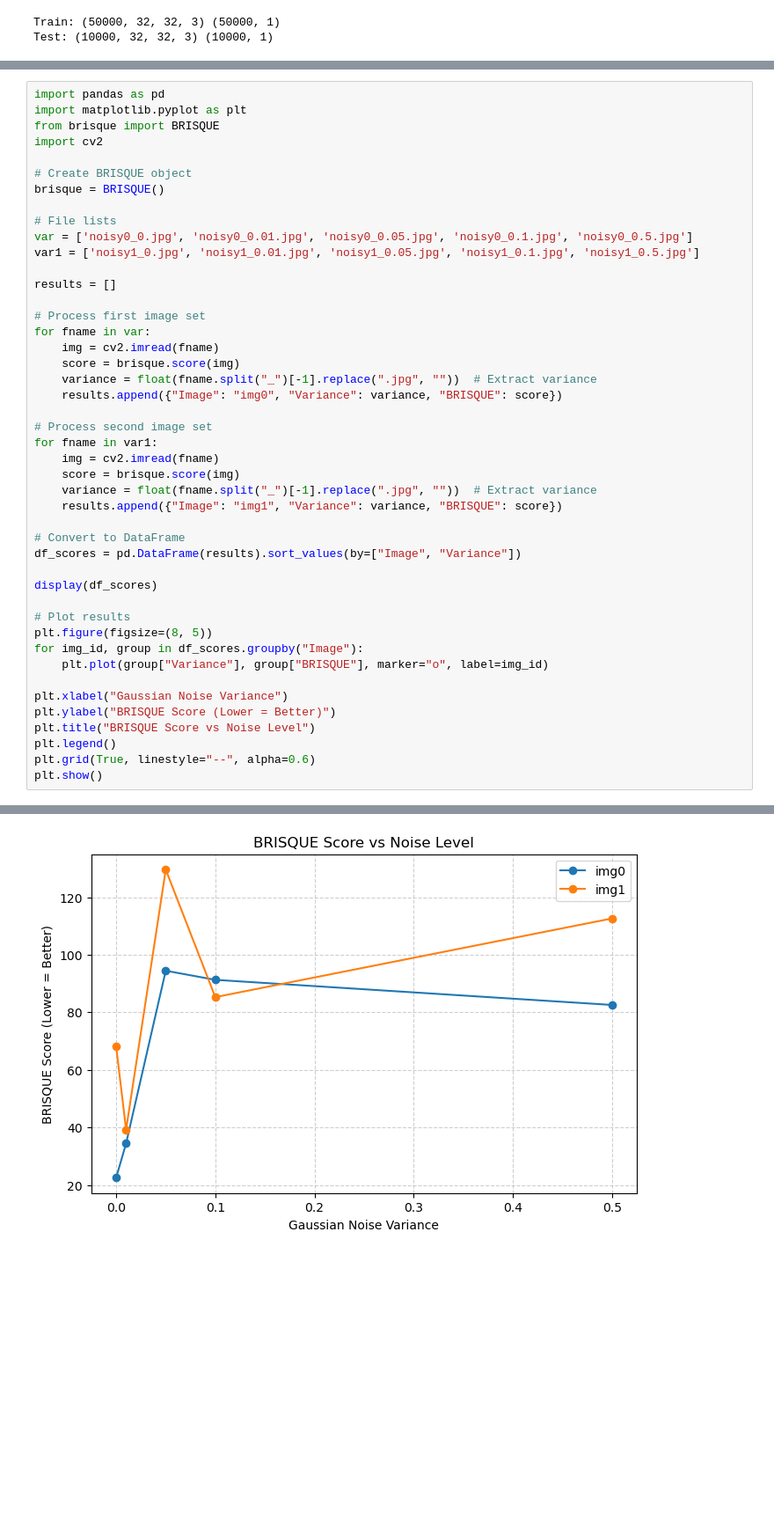
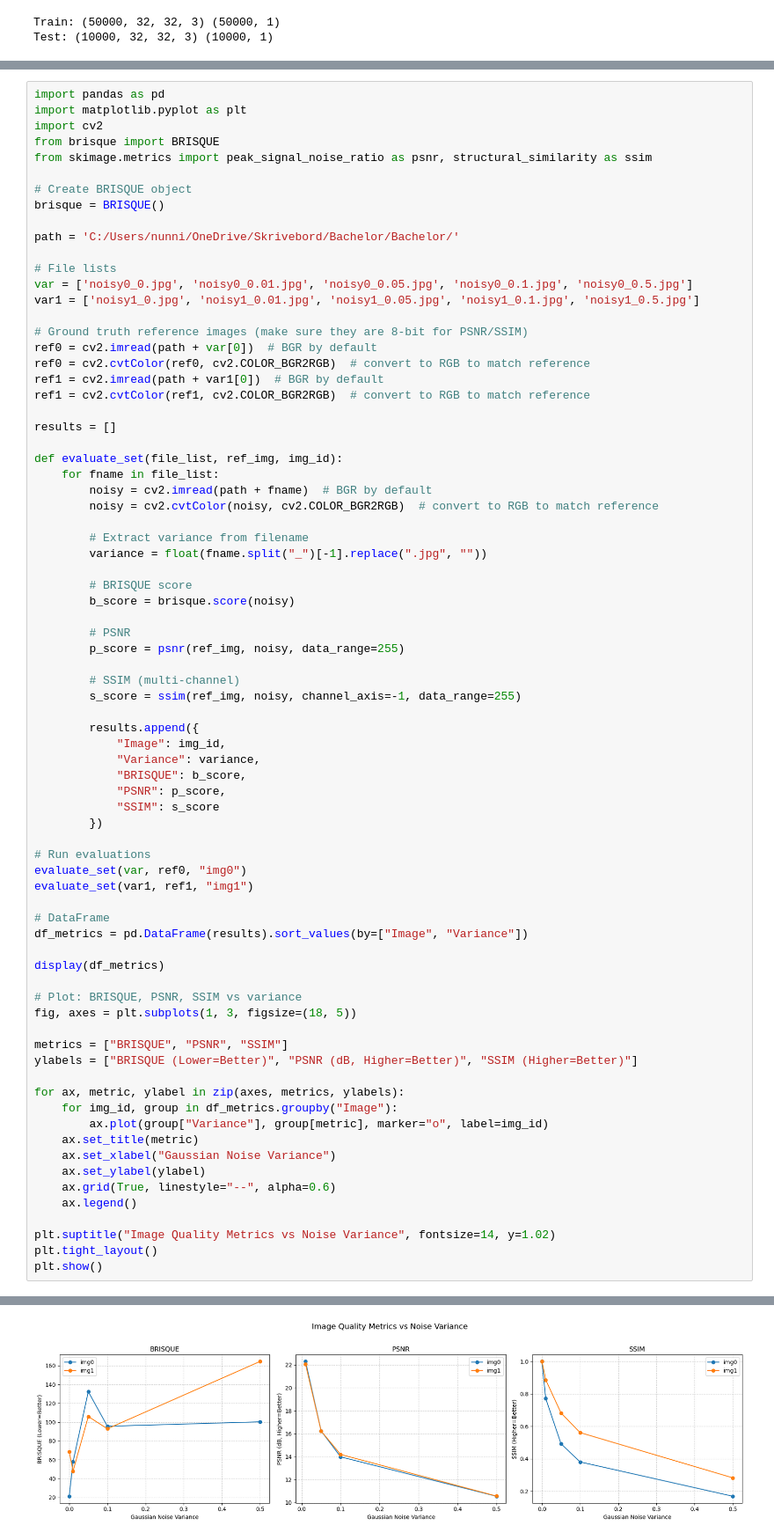
Before and after one commit to Villinger1999/Bachelor, a Jupyter notebook: brisque_assesment.ipynb, the cells around one changed output, grey strips where cells are left out. Shown at 88% size. Cells and saved outputs as stored; diff of their text form; blank space fills up the shorter version.

Commit message:
brisque compared to PSNR and SSIM

```diff
--- a/brisque_assesment.ipynb
+++ b/brisque_assesment.ipynb
@@ -62,46 +62,77 @@ show_noisy_grid(df[df["Image"] == "img1"].to_dict("records"), "Image 1")
 # %%
 import pandas as pd
 import matplotlib.pyplot as plt
+import cv2
 from brisque import BRISQUE
-import cv2
+from skimage.metrics import peak_signal_noise_ratio as psnr, structural_similarity as ssim
 
 # Create BRISQUE object
 brisque = BRISQUE()
+
+path = 'C:/Users/nunni/OneDrive/Skrivebord/Bachelor/Bachelor/'
 
 # File lists
 var = ['noisy0_0.jpg', 'noisy0_0.01.jpg', 'noisy0_0.05.jpg', 'noisy0_0.1.jpg', 'noisy0_0.5.jpg']
 var1 = ['noisy1_0.jpg', 'noisy1_0.01.jpg', 'noisy1_0.05.jpg', 'noisy1_0.1.jpg', 'noisy1_0.5.jpg']
 
+# Ground truth reference images (make sure they are 8-bit for PSNR/SSIM)
+ref0 = cv2.imread(path + var[0])  # BGR by default
+ref0 = cv2.cvtColor(ref0, cv2.COLOR_BGR2RGB)  # convert to RGB to match reference
+ref1 = cv2.imread(path + var1[0])  # BGR by default
+ref1 = cv2.cvtColor(ref1, cv2.COLOR_BGR2RGB)  # convert to RGB to match reference
+
 results = []
 
-# Process first image set
-for fname in var:
-    img = cv2.imread(fname)
-    score = brisque.score(img)
-    variance = float(fname.split("_")[-1].replace(".jpg", ""))  # Extract variance
-    results.append({"Image": "img0", "Variance": variance, "BRISQUE": score})
+def evaluate_set(file_list, ref_img, img_id):
+    for fname in file_list:
+        noisy = cv2.imread(path + fname)  # BGR by default
+        noisy = cv2.cvtColor(noisy, cv2.COLOR_BGR2RGB)  # convert to RGB to match reference
 
-# Process second image set
-for fname in var1:
-    img = cv2.imread(fname)
-    score = brisque.score(img)
-    variance = float(fname.split("_")[-1].replace(".jpg", ""))  # Extract variance
-    results.append({"Image": "img1", "Variance": variance, "BRISQUE": score})
+        # Extract variance from filename
+        variance = float(fname.split("_")[-1].replace(".jpg", ""))
 
-# Convert to DataFrame
-df_scores = pd.DataFrame(results).sort_values(by=["Image", "Variance"])
+        # BRISQUE score
+        b_score = brisque.score(noisy)
 
-display(df_scores)
+        # PSNR
+        p_score = psnr(ref_img, noisy, data_range=255)
 
-# Plot results
-plt.figure(figsize=(8, 5))
-for img_id, group in df_scores.groupby("Image"):
-    plt.plot(group["Variance"], group["BRISQUE"], marker="o", label=img_id)
+        # SSIM (multi-channel)
+        s_score = ssim(ref_img, noisy, channel_axis=-1, data_range=255)
 
-plt.xlabel("Gaussian Noise Variance")
-plt.ylabel("BRISQUE Score (Lower = Better)")
-plt.title("BRISQUE Score vs Noise Level")
-plt.legend()
-plt.grid(True, linestyle="--", alpha=0.6)
+        results.append({
+            "Image": img_id,
+            "Variance": variance,
+            "BRISQUE": b_score,
+            "PSNR": p_score,
+            "SSIM": s_score
+        })
+
+# Run evaluations
+evaluate_set(var, ref0, "img0")
+evaluate_set(var1, ref1, "img1")
+
+# DataFrame
+df_metrics = pd.DataFrame(results).sort_values(by=["Image", "Variance"])
+
+display(df_metrics)
+
+# Plot: BRISQUE, PSNR, SSIM vs variance
+fig, axes = plt.subplots(1, 3, figsize=(18, 5))
+
+metrics = ["BRISQUE", "PSNR", "SSIM"]
+ylabels = ["BRISQUE (Lower=Better)", "PSNR (dB, Higher=Better)", "SSIM (Higher=Better)"]
+
+for ax, metric, ylabel in zip(axes, metrics, ylabels):
+    for img_id, group in df_metrics.groupby("Image"):
+        ax.plot(group["Variance"], group[metric], marker="o", label=img_id)
+    ax.set_title(metric)
+    ax.set_xlabel("Gaussian Noise Variance")
+    ax.set_ylabel(ylabel)
+    ax.grid(True, linestyle="--", alpha=0.6)
+    ax.legend()
+
+plt.suptitle("Image Quality Metrics vs Noise Variance", fontsize=14, y=1.02)
+plt.tight_layout()
 plt.show()
 # %% [output]
@@ -119 +150 @@ plt.show()
-[figure, old version]
+[figure, new version]
```
Also changed, not shown: parts of 2 cells of this notebook, 8 other files.
